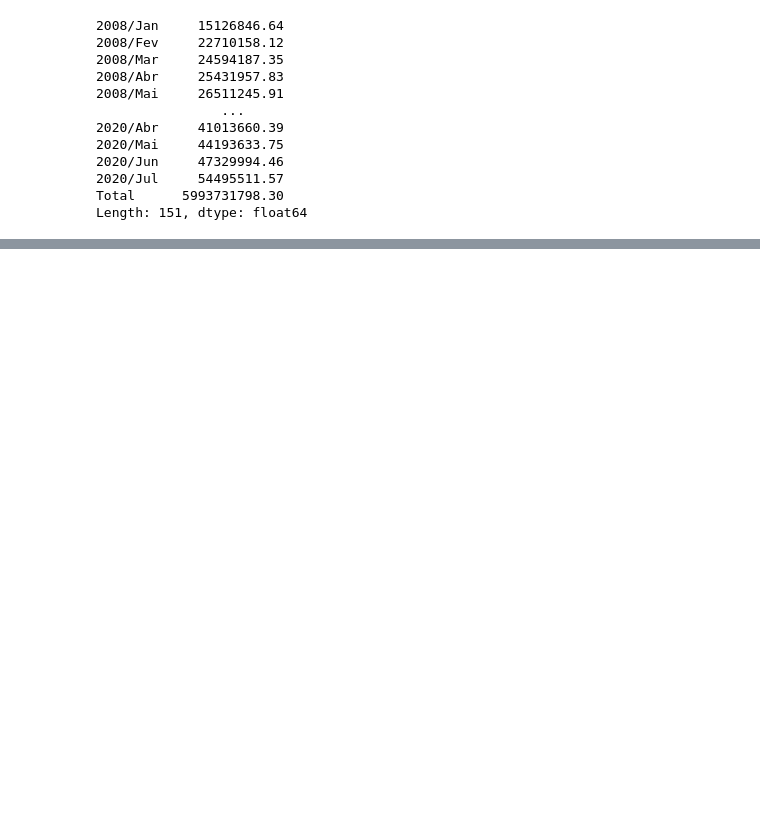
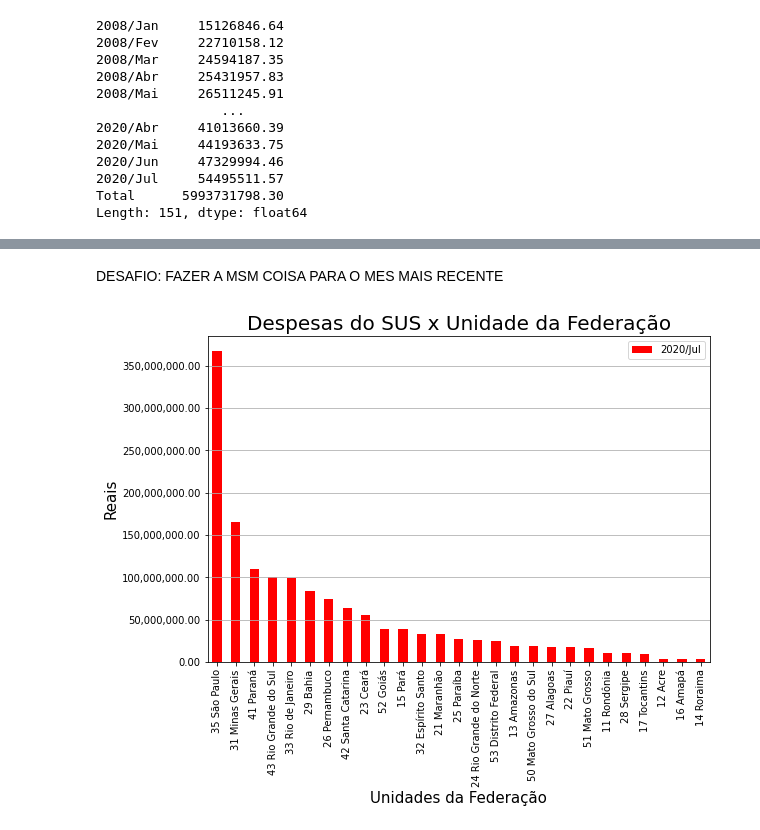
Before and after one commit to ricardosaj/Bootcamp-Data-Science-Alura, a Jupyter notebook: Aula_01_Analisando_dados_da_saúde_com_Python_e_Pandas.ipynb, the cells around one changed output, grey strips where cells are left out. Saved outputs shown, nothing was run; the diff lists cells and outputs as text; code cells hidden in the pictures; blank space fills up the shorter version.

```diff
--- a/Aula_01_Analisando_dados_da_saúde_com_Python_e_Pandas.ipynb
+++ b/Aula_01_Analisando_dados_da_saúde_com_Python_e_Pandas.ipynb
@@ -74,0 +109,16 @@ Length: 151, dtype: float64
+# %% [markdown]
+DESAFIO: FAZER A MSM COISA PARA O MES MAIS RECENTE
+# %%
+import matplotlib.pyplot as plt
+import matplotlib.ticker as ticker
+
+dados = dados.sort_values(by=['2020/Jul'], ascending = False)
+ax = dados.plot(x="Unidade da Federação", y="2020/Jul", kind="bar", figsize=(9,6), color='r')
+ax.yaxis.set_major_formatter(ticker.StrMethodFormatter("{x:,.2f}"))
+ax.set_ylabel('Reais', fontsize=15)
+ax.set_xlabel('Unidades da Federação', fontsize=15)
+plt.title("Despesas do SUS x Unidade da Federação", fontsize=20)
+ax.yaxis.grid()
+plt.show()
+# %% [output]
+[figure, added]
```
Also changed, not shown: parts of 21 cells of this notebook.
